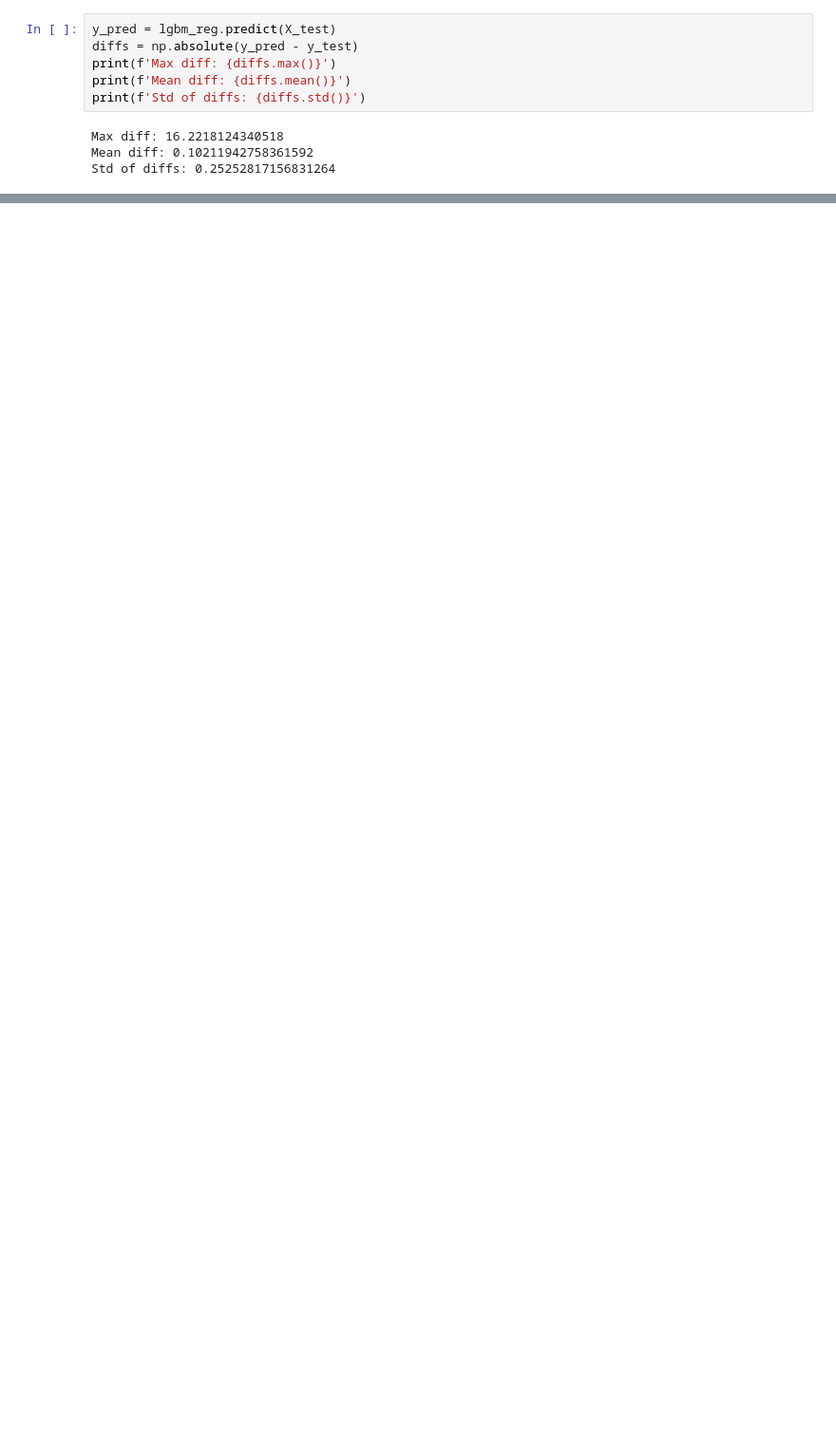
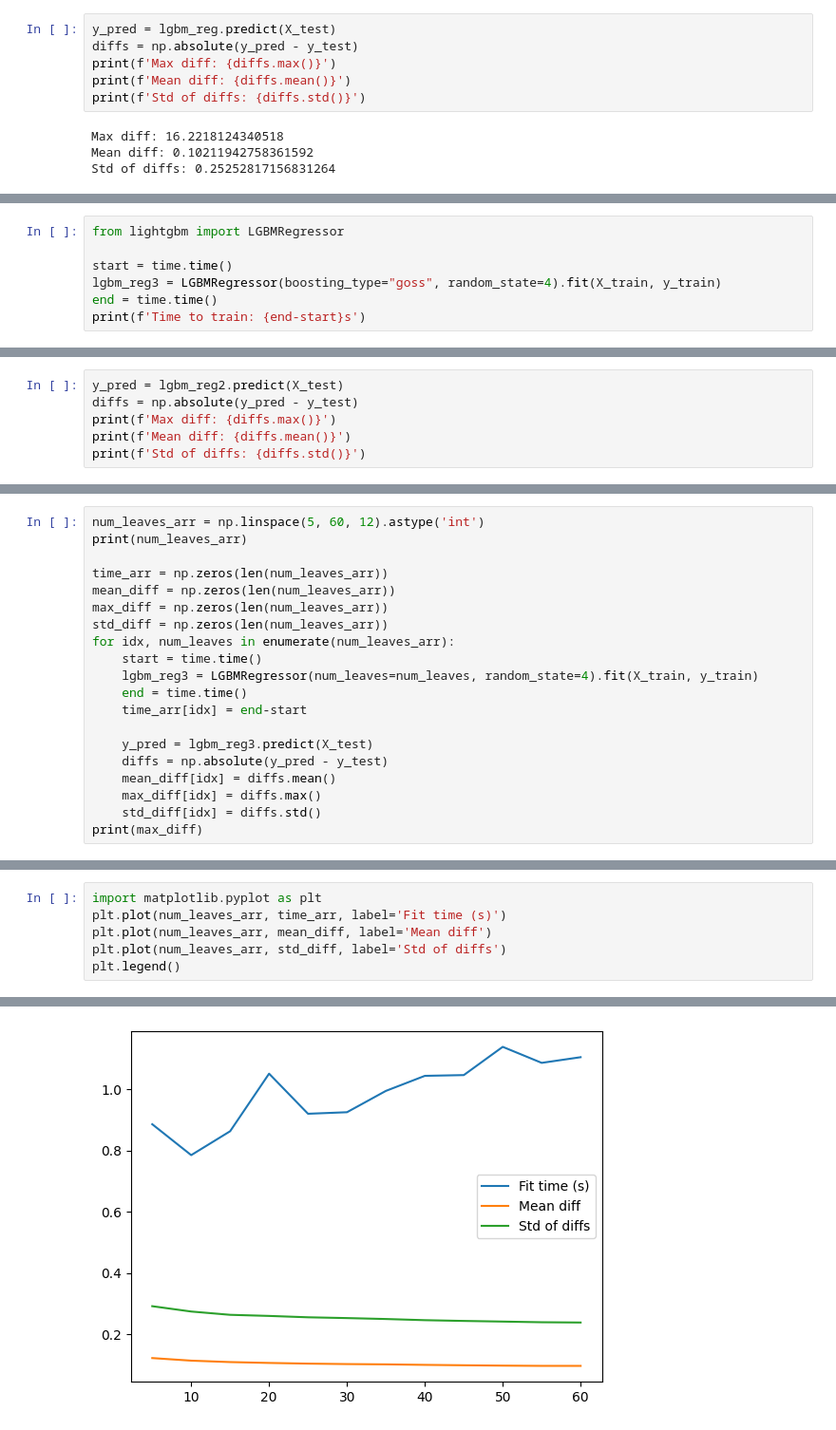
Before and after one commit to SteveMilesQuant/implied_vol_machine_learning, a Jupyter notebook: SABR.ipynb, the cells around one changed output, grey strips where cells are left out. Shown: that part at 95% size. Saved outputs shown, nothing was run; the diff lists cells and outputs as text; blank space fills up the shorter version.

```diff
--- a/SABR.ipynb
+++ b/SABR.ipynb
@@ -312,0 +354,7 @@ Std of diffs: 0.25252817156831264
+# %%
+from lightgbm import LGBMRegressor
+
+start = time.time()
+lgbm_reg3 = LGBMRegressor(boosting_type="goss", random_state=4).fit(X_train, y_train)
+end = time.time()
+print(f'Time to train: {end-start}s')
@@ -312,0 +363,6 @@ Std of diffs: 0.25252817156831264
+# %%
+y_pred = lgbm_reg2.predict(X_test)
+diffs = np.absolute(y_pred - y_test)
+print(f'Max diff: {diffs.max()}')
+print(f'Mean diff: {diffs.mean()}')
+print(f'Std of diffs: {diffs.std()}')
@@ -312,0 +375,20 @@ Std of diffs: 0.25252817156831264
+# %%
+num_leaves_arr = np.linspace(5, 60, 12).astype('int')
+print(num_leaves_arr)
+
+time_arr = np.zeros(len(num_leaves_arr))
+mean_diff = np.zeros(len(num_leaves_arr))
+max_diff = np.zeros(len(num_leaves_arr))
+std_diff = np.zeros(len(num_leaves_arr))
+for idx, num_leaves in enumerate(num_leaves_arr):
+    start = time.time()
+    lgbm_reg3 = LGBMRegressor(num_leaves=num_leaves, random_state=4).fit(X_train, y_train)
+    end = time.time()
+    time_arr[idx] = end-start
+
+    y_pred = lgbm_reg3.predict(X_test)
+    diffs = np.absolute(y_pred - y_test)
+    mean_diff[idx] = diffs.mean()
+    max_diff[idx] = diffs.max()
+    std_diff[idx] = diffs.std()
+print(max_diff)
@@ -312,0 +399,7 @@ Std of diffs: 0.25252817156831264
+# %%
+import matplotlib.pyplot as plt
+plt.plot(num_leaves_arr, time_arr, label='Fit time (s)')
+plt.plot(num_leaves_arr, mean_diff, label='Mean diff')
+plt.plot(num_leaves_arr, std_diff, label='Std of diffs')
+plt.legend()
+# %% [output]
@@ -312,0 +407 @@ Std of diffs: 0.25252817156831264
+[figure, added]
```
Also changed, not shown: parts of 50 cells of this notebook, 4 other files.
